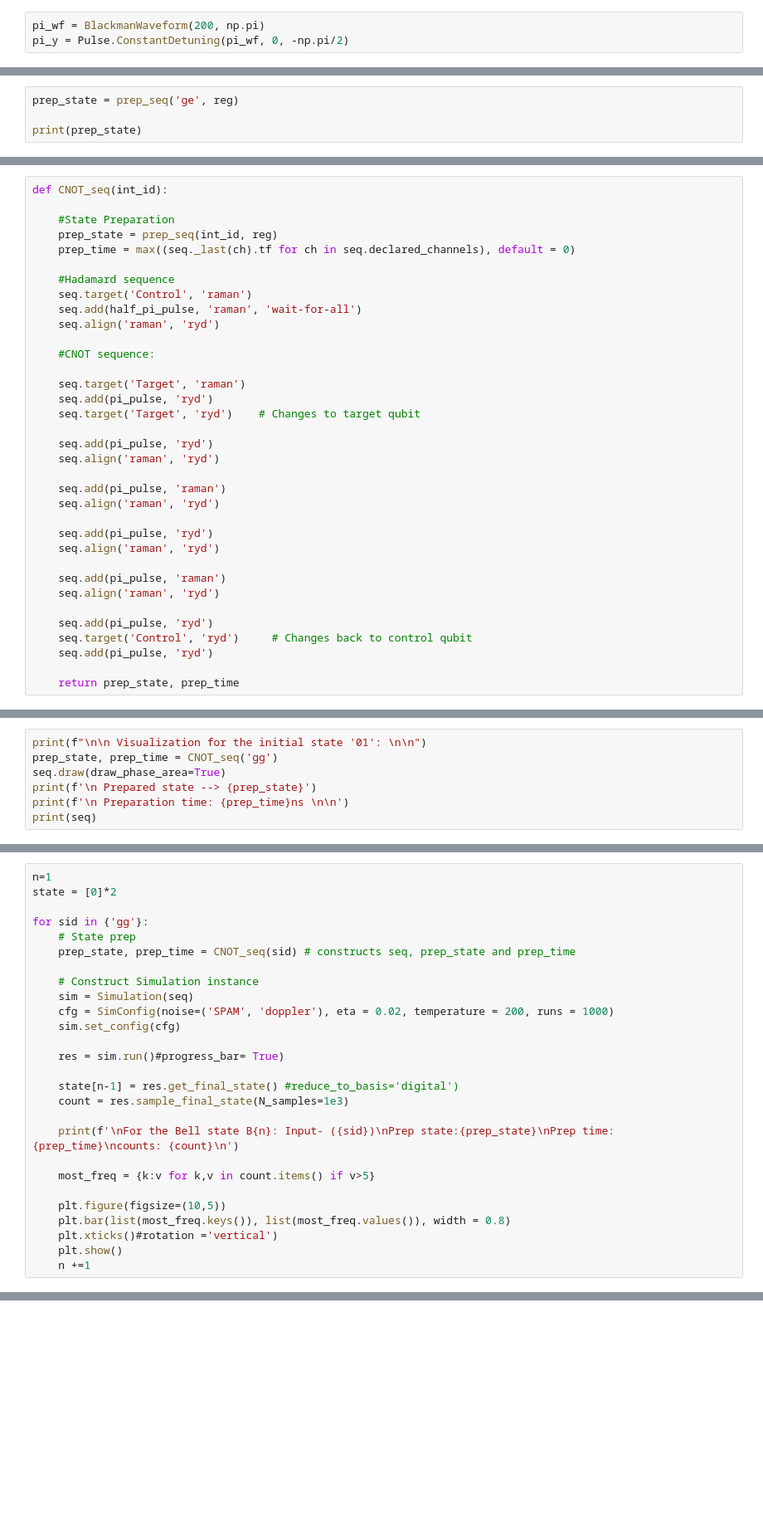
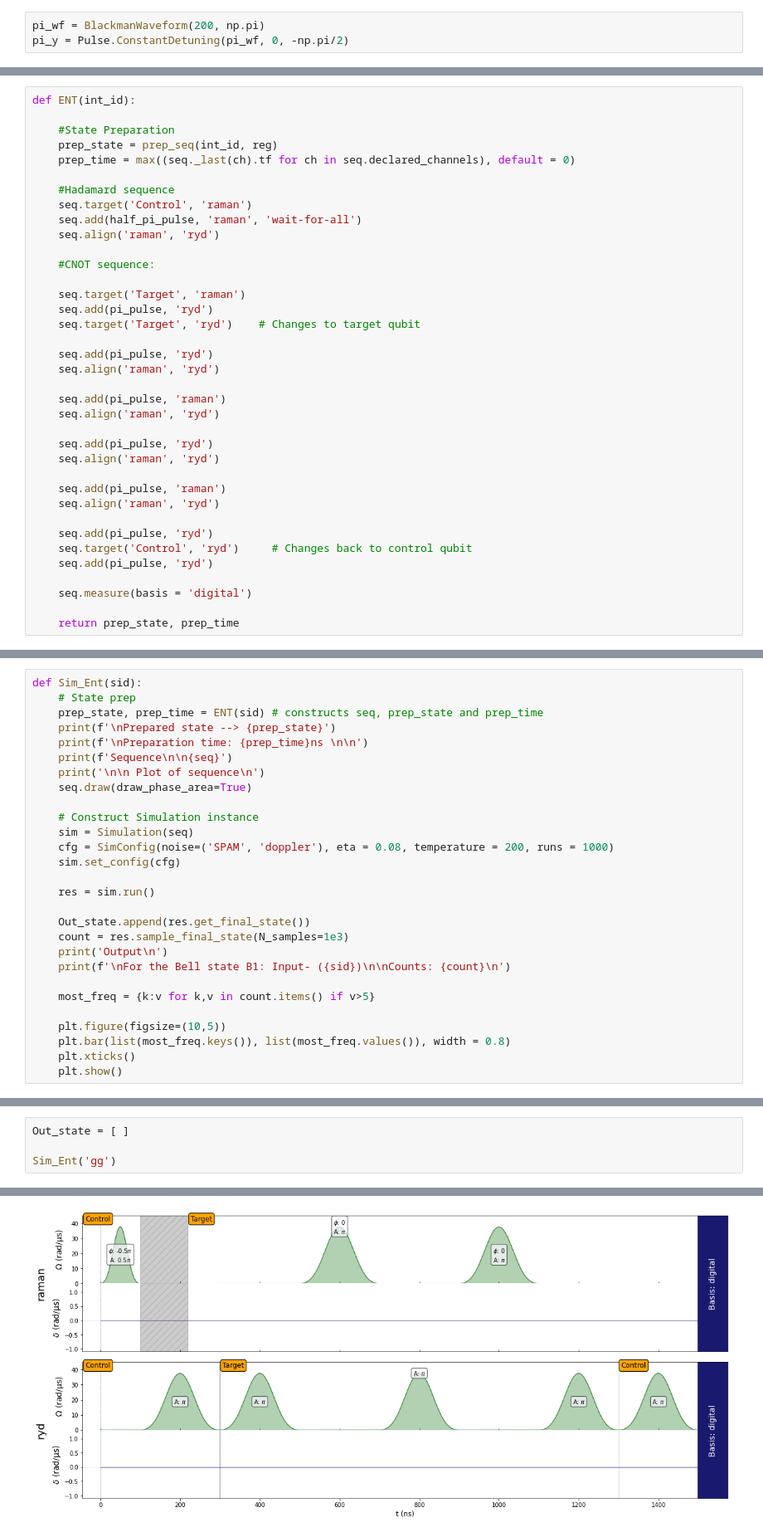
Before and after one commit to deveshq/Msc-Project, a Jupyter notebook: AS_Entanglement.ipynb, the cells around one changed output, grey strips where cells are left out. Shown at 83% size. Saved outputs shown, nothing was run; the diff lists cells and outputs as text; blank space fills up the shorter version.

```diff
--- a/AS_Entanglement.ipynb
+++ b/AS_Entanglement.ipynb
@@ -80,4 +96,0 @@ Preparaed state:
-# %%
-prep_state = prep_seq('ge', reg)
-
-print(prep_state)
@@ -108,5 +114,5 @@ twopi_pulse = Pulse.ConstantDetuning(twopi_wf, 0, 0)
 # %%
-def CNOT_seq(int_id):
+def ENT(int_id):
 
     #State Preparation
     prep_state = prep_seq(int_id, reg)
@@ -139,4 +145,6 @@ def CNOT_seq(int_id):
     seq.target('Control', 'ryd')     # Changes back to control qubit
     seq.add(pi_pulse, 'ryd')
 
+    seq.measure(basis = 'digital')
+
     return prep_state, prep_time
@@ -145,7 +150,0 @@ def CNOT_seq(int_id):
-# %%
-print(f"\n\n Visualization for the initial state '01': \n\n")
-prep_state, prep_time = CNOT_seq('gg')
-seq.draw(draw_phase_area=True)
-print(f'\n Prepared state --> {prep_state}')
-print(f'\n Preparation time: {prep_time}ns \n\n')
-print(seq)
@@ -174,27 +154,28 @@ t: 1300->1500 | Pulse(Amp=Blackman(Area: 3.14), Detuning=0 rad/µs, Phase=0) | T
 # %%
-n=1
-state = [0]*2
-
-for sid in {'gg'}:
+def Sim_Ent(sid):
     # State prep
-    prep_state, prep_time = CNOT_seq(sid) # constructs seq, prep_state and prep_time
+    prep_state, prep_time = ENT(sid) # constructs seq, prep_state and prep_time
+    print(f'\nPrepared state --> {prep_state}')
+    print(f'\nPreparation time: {prep_time}ns \n\n')
+    print(f'Sequence\n\n{seq}')
+    print('\n\n Plot of sequence\n')
+    seq.draw(draw_phase_area=True)
 
     # Construct Simulation instance
     sim = Simulation(seq)
-    cfg = SimConfig(noise=('SPAM', 'doppler'), eta = 0.02, temperature = 200, runs = 1000)
+    cfg = SimConfig(noise=('SPAM', 'doppler'), eta = 0.08, temperature = 200, runs = 1000)
     sim.set_config(cfg)
 
-    res = sim.run()#progress_bar= True)
+    res = sim.run()
 
-    state[n-1] = res.get_final_state() #reduce_to_basis='digital')
+    Out_state.append(res.get_final_state())
     count = res.sample_final_state(N_samples=1e3)
-
-    print(f'\nFor the Bell state B{n}: Input- ({sid})\nPrep state:{prep_state}\nPrep time:{prep_time}\ncounts: {count}\n')
+    print('Output\n')
+    print(f'\nFor the Bell state B1: Input- ({sid})\n\nCounts: {count}\n')
 
     most_freq = {k:v for k,v in count.items() if v>5}
 
     plt.figure(figsize=(10,5))
     plt.bar(list(most_freq.keys()), list(most_freq.values()), width = 0.8)
-    plt.xticks()#rotation ='vertical')
+    plt.xticks()
     plt.show()
-    n +=1
@@ -289,0 +186,5 @@ counts: Counter({'01': 454, '10': 449, '00': 86, '11': 11})
+# %%
+Out_state = [ ]
+
+Sim_Ent('gg')
+# %% [output]
@@ -289,0 +208 @@ counts: Counter({'01': 454, '10': 449, '00': 86, '11': 11})
+[figure, added]
```
Also changed, not shown: parts of 38 cells of this notebook.
